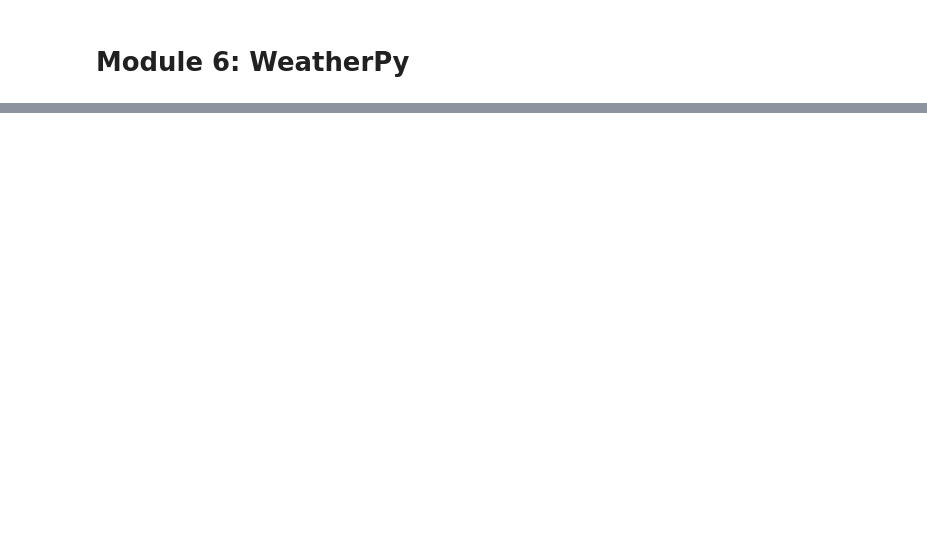
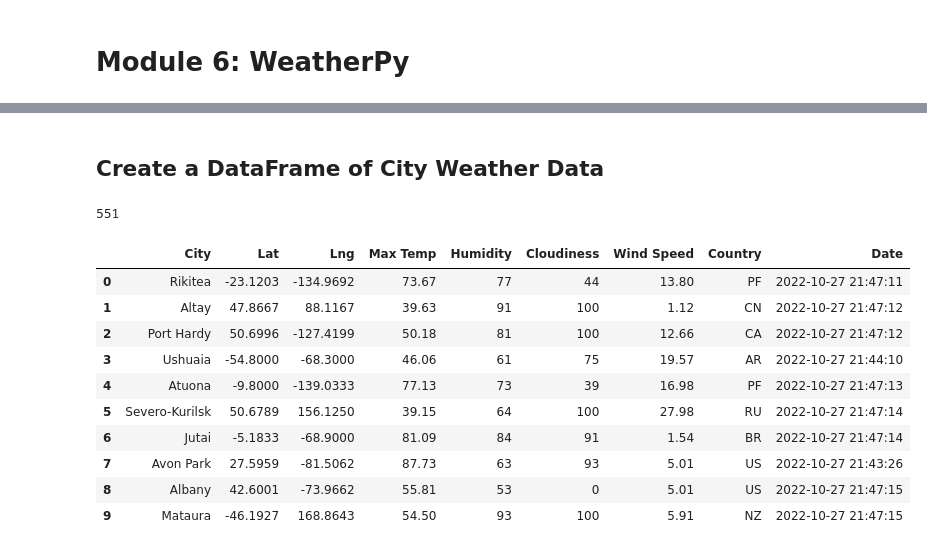
Before and after one commit to AlbertoQSal/World_Weather_Analysis, a Jupyter notebook: WeatherPy.ipynb, the cells around one changed output, grey strips where cells are left out. Drawn from its saved outputs; the diff is of its cells as text; code cells hidden in the pictures; blank space fills up the shorter version.

```diff
--- a/WeatherPy.ipynb
+++ b/WeatherPy.ipynb
@@ -16,0 +18,3 @@ lat_lngs
+# %%
+# Starting URL for Weather Map API Call.
+url = "http://api.openweathermap.org/data/2.5/weather?units=Imperial&APPID=" + weather_api_key
@@ -33,0 +48,10 @@ len(cities)
+# %%
+# Create an empty list to hold the weather data.
+city_data = []
+# Print the beginning of the logging.
+print("Beginning Data Retrieval     ")
+print("-----------------------------")
+
+# Create counters.
+record_count = 1
+set_count = 1
@@ -33,0 +135,22 @@ len(cities)
+# %% [markdown]
+## Create a DataFrame of City Weather Data
+# %%
+len(city_data)
+# %% [output]
+551
+# %%
+# Convert the array of dictionaries to a Pandas DataFrame.
+city_data_df = pd.DataFrame(city_data)
+city_data_df.head(10)
+# %% [output]
+|  | City | Lat | Lng | Max Temp | Humidity | Cloudiness | Wind Speed | Country | Date |
+| 0 | Rikitea | -23.1203 | -134.9692 | 73.67 | 77 | 44 | 13.80 | PF | 2022-10-27 21:47:11 |
+| 1 | Altay | 47.8667 | 88.1167 | 39.63 | 91 | 100 | 1.12 | CN | 2022-10-27 21:47:12 |
+| 2 | Port Hardy | 50.6996 | -127.4199 | 50.18 | 81 | 100 | 12.66 | CA | 2022-10-27 21:47:12 |
+| 3 | Ushuaia | -54.8000 | -68.3000 | 46.06 | 61 | 75 | 19.57 | AR | 2022-10-27 21:44:10 |
+| 4 | Atuona | -9.8000 | -139.0333 | 77.13 | 73 | 39 | 16.98 | PF | 2022-10-27 21:47:13 |
+| 5 | Severo-Kurilsk | 50.6789 | 156.1250 | 39.15 | 64 | 100 | 27.98 | RU | 2022-10-27 21:47:14 |
+| 6 | Jutai | -5.1833 | -68.9000 | 81.09 | 84 | 91 | 1.54 | BR | 2022-10-27 21:47:14 |
+| 7 | Avon Park | 27.5959 | -81.5062 | 87.73 | 63 | 93 | 5.01 | US | 2022-10-27 21:43:26 |
+| 8 | Albany | 42.6001 | -73.9662 | 55.81 | 53 | 0 | 5.01 | US | 2022-10-27 21:47:15 |
+| 9 | Mataura | -46.1927 | 168.8643 | 54.50 | 93 | 100 | 5.91 | NZ | 2022-10-27 21:47:15 |
```
Also changed, not shown: parts of 11 cells of this notebook, 1 other file.
